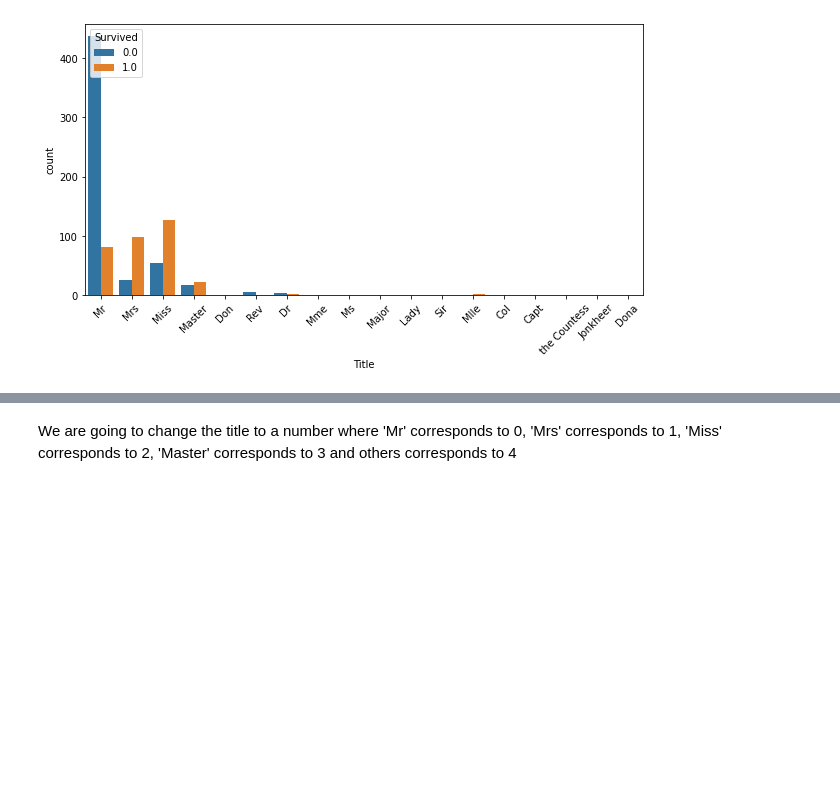
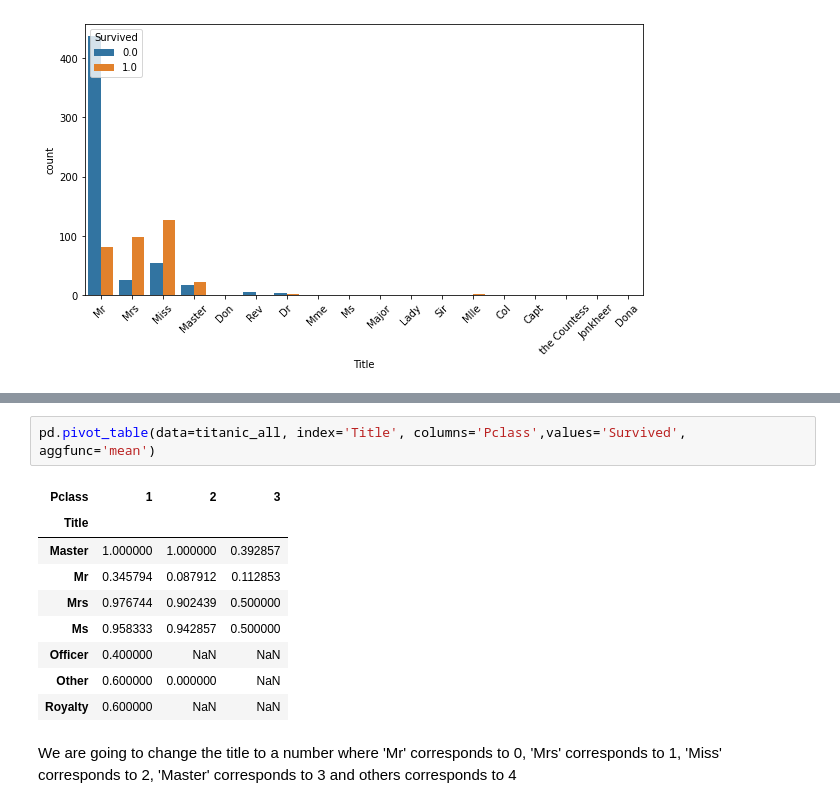
Before and after one commit to marcellinus-witarsah/dataScienceMiniProjects, a Jupyter notebook: TitanicSurvivalModel/Titanic Third.ipynb, the cells around one changed output, grey strips where cells are left out. Drawn from its saved outputs; the diff is of its cells as text; blank space fills up the shorter version.

```diff
--- a/TitanicSurvivalModel/Titanic Third.ipynb
+++ b/TitanicSurvivalModel/Titanic Third.ipynb
@@ -966,3 +980,15 @@ Miss =  182
+# %%
+pd.pivot_table(data=titanic_all, index='Title', columns='Pclass',values='Survived', aggfunc='mean')
+# %% [output]
+| Pclass | 1 | 2 | 3 |
+| Title |  |  |  |
+| Master | 1.000000 | 1.000000 | 0.392857 |
+| Mr | 0.345794 | 0.087912 | 0.112853 |
+| Mrs | 0.976744 | 0.902439 | 0.500000 |
+| Ms | 0.958333 | 0.942857 | 0.500000 |
+| Officer | 0.400000 | NaN | NaN |
+| Other | 0.600000 | 0.000000 | NaN |
+| Royalty | 0.600000 | NaN | NaN |
 # %% [markdown]
 We are going to change the title to a number where 'Mr' corresponds to 0, 'Mrs' corresponds to 1, 'Miss' corresponds to 2, 'Master' corresponds to 3 and others corresponds to 4
 # %% [markdown]
```
Also changed, not shown: parts of 40 cells of this notebook.
